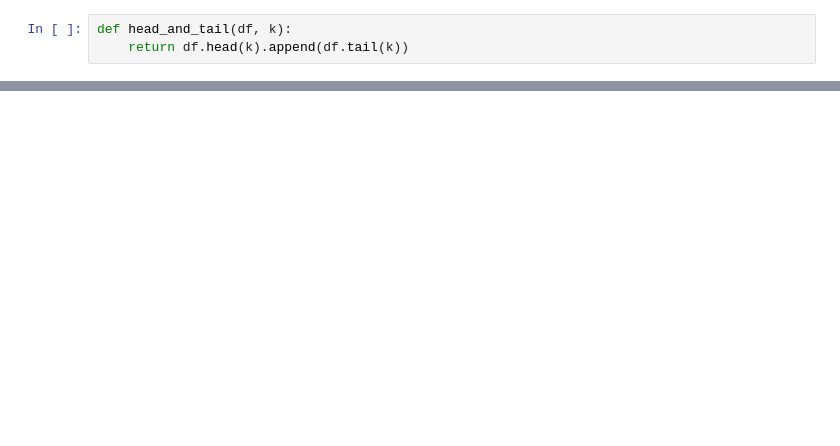
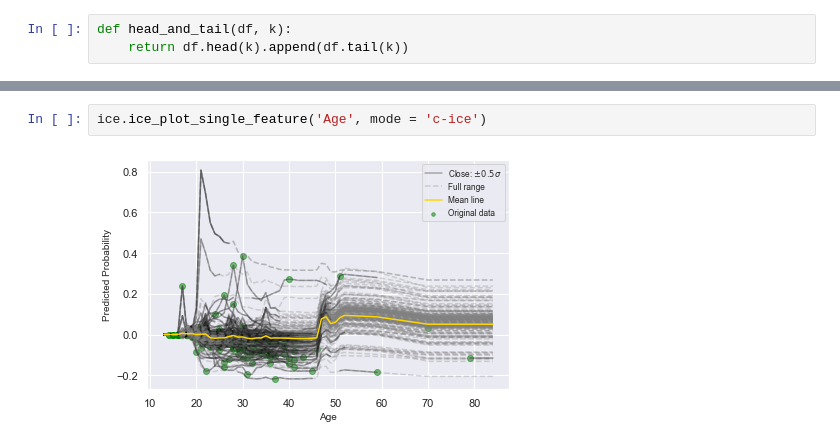
Before and after one commit to mixerupper/ice_feature_impact, a Jupyter notebook: notebooks/03-examples/01-cancer-rf.ipynb, the cells around one changed output, grey strips where cells are left out. Drawn from its saved outputs; the diff is of its cells as text; blank space fills up the shorter version.

```diff
--- a/notebooks/03-examples/01-cancer-rf.ipynb
+++ b/notebooks/03-examples/01-cancer-rf.ipynb
@@ -139 +177,5 @@ results
+# %%
+ice.ice_plot_single_feature('Age', mode = 'c-ice')
+# %% [output]
+[figure, added]
 # %%
```
Also changed, not shown: parts of 35 cells of this notebook, 9 other files.
